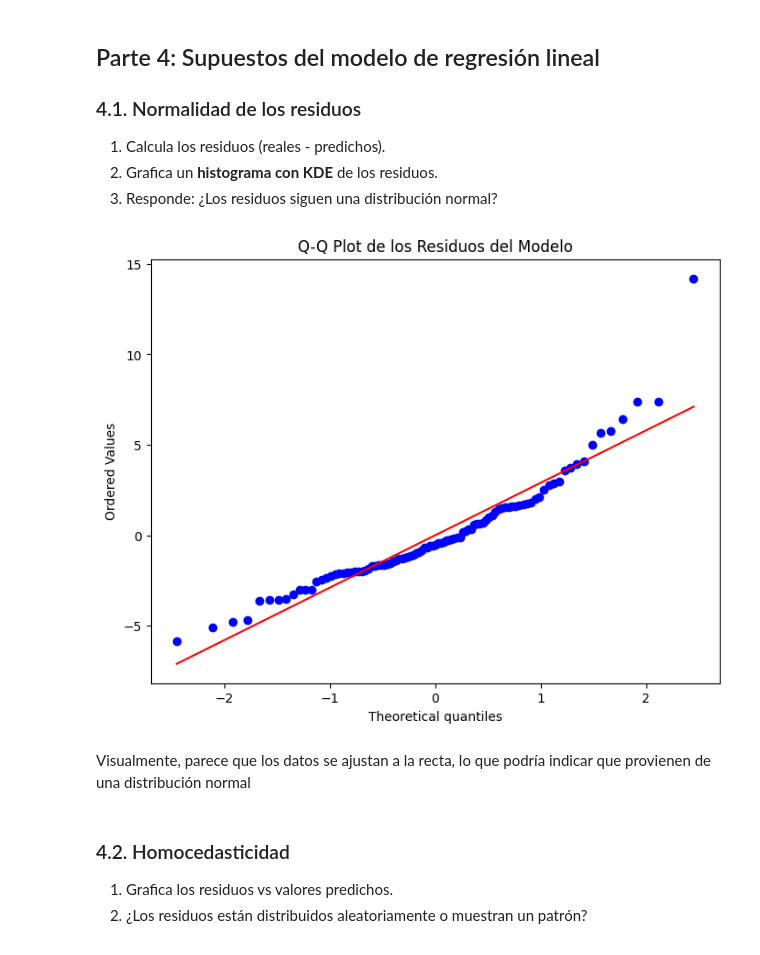
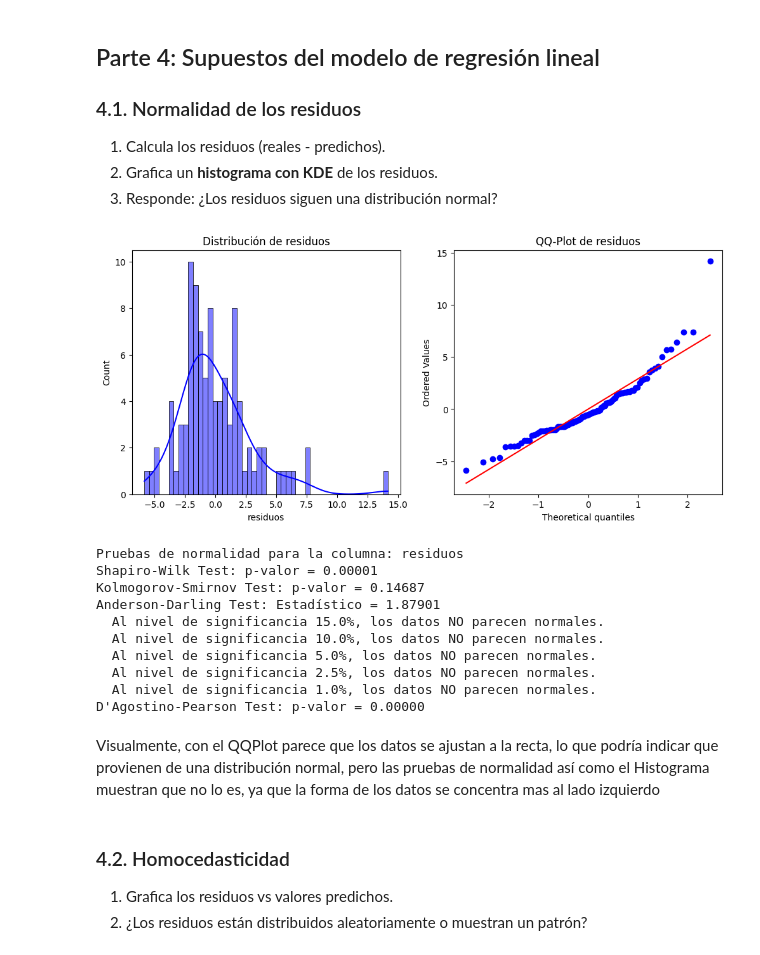
Before and after one commit to GustavoHDLC1/Colab_Files_PADP, a Jupyter notebook: PracticaRegresionLinealSimple.ipynb, the cells around one changed output. Drawn from its saved outputs; the diff is of its cells as text; code cells hidden in the pictures.

```diff
--- a/PracticaRegresionLinealSimple.ipynb
+++ b/PracticaRegresionLinealSimple.ipynb
@@ -195,21 +198,65 @@ En general se observa visualmente un ajuste considerable, donde las predicciones
 # %%
 # Normalidad de los residuos
 df_pred['residuos'] = df_pred['Real'] - df_pred['Predicción']
-# %%
-import scipy.stats as stats
-# 2. Graficar el Q-Q Plot
-plt.figure(figsize=(8, 6))
-stats.probplot(df_pred['residuos'], dist="norm", plot=plt)
-
-# Añadir título
-plt.title("Q-Q Plot de los Residuos del Modelo")
-
-# Mostrar la gráfica
-plt.show()
-# %% [output]
-[figure, removed]
+# %%
+# Función para realizar pruebas de normalidad
+def normality_tests(data, column_name):
+    print(f"\nPruebas de normalidad para la columna: {column_name}")
+
+    # Prueba de Shapiro-Wilk
+    shapiro_test = stats.shapiro(data.sample(min(5000, len(data)), random_state=42))
+    print(f"Shapiro-Wilk Test: p-valor = {shapiro_test.pvalue:.5f}")
+
+    # Prueba de Kolmogorov-Smirnov
+    ks_test = stats.kstest(data, 'norm', args=(data.mean(), data.std()))
+    print(f"Kolmogorov-Smirnov Test: p-valor = {ks_test.pvalue:.5f}")
+
+    # Prueba de Anderson-Darling
+    anderson_test = stats.anderson(data, dist='norm')
+    print(f"Anderson-Darling Test: Estadístico = {anderson_test.statistic:.5f}")
+    for i in range(len(anderson_test.critical_values)):
+        sl, cv = anderson_test.significance_level[i], anderson_test.critical_values[i]
+        if anderson_test.statistic < cv:
+            print(f"  Al nivel de significancia {sl}%, los datos parecen normales.")
+        else:
+            print(f"  Al nivel de significancia {sl}%, los datos NO parecen normales.")
+
+    # Prueba de D'Agostino-Pearson
+    dagostino_test = stats.normaltest(data)
+    print(f"D'Agostino-Pearson Test: p-valor = {dagostino_test.pvalue:.5f}")
+
+# Función para graficar histograma y QQ-Plot
+def plot_distribution(data, column_name):
+    plt.figure(figsize=(12, 5))
+
+    # Histograma
+    plt.subplot(1, 2, 1)
+    sns.histplot(data, bins=50, kde=True, color="blue")
+    plt.title(f"Distribución de {column_name}")
+
+    # QQ-Plot
+    plt.subplot(1, 2, 2)
+    stats.probplot(data, dist="norm", plot=plt)
+    plt.title(f"QQ-Plot de {column_name}")
+
+    plt.show()
+# %%
+plot_distribution(df_pred['residuos'], 'residuos')
+normality_tests(df_pred['residuos'], 'residuos')
+# %% [output]
+[figure, added]
+Pruebas de normalidad para la columna: residuos
+Shapiro-Wilk Test: p-valor = 0.00001
+Kolmogorov-Smirnov Test: p-valor = 0.14687
+Anderson-Darling Test: Estadístico = 1.87901
+  Al nivel de significancia 15.0%, los datos NO parecen normales.
+  Al nivel de significancia 10.0%, los datos NO parecen normales.
+  Al nivel de significancia 5.0%, los datos NO parecen normales.
+  Al nivel de significancia 2.5%, los datos NO parecen normales.
+  Al nivel de significancia 1.0%, los datos NO parecen normales.
+D'Agostino-Pearson Test: p-valor = 0.00000
 # %% [markdown]
-Visualmente, parece que los datos se ajustan a la recta, lo que podría indicar que provienen de una distribución normal
+Visualmente, con el QQPlot parece que los datos se ajustan a la recta, lo que podría indicar que provienen de una distribución normal, pero las pruebas de normalidad así como el Histograma muestran que no lo es, ya que la forma de los datos se concentra mas al lado izquierdo
 # %% [markdown]
 ### 4.2. Homocedasticidad
 1. Grafica los residuos vs valores predichos.
```
Also changed, not shown: parts of 12 cells of this notebook.
